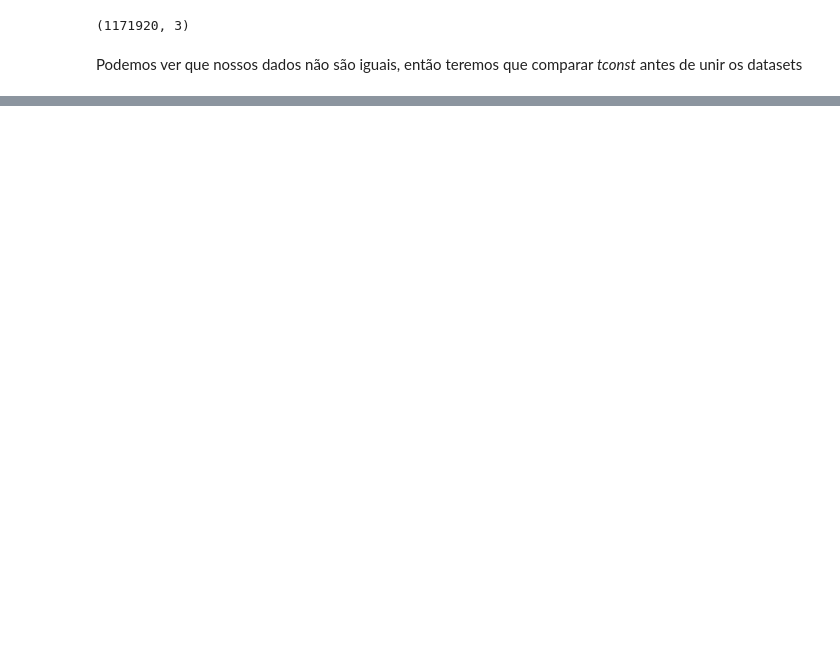
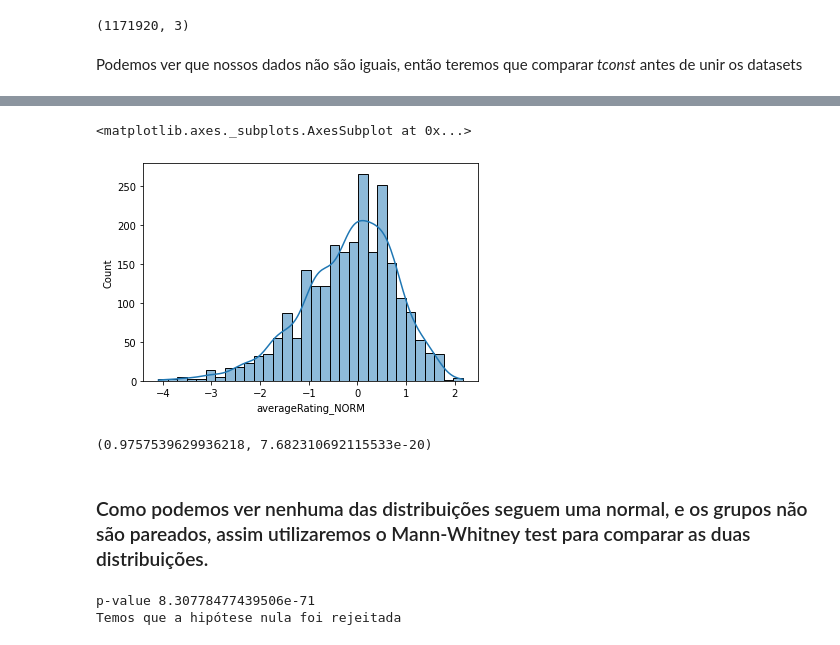
Before and after one commit to danielcti/data-science-project, a Jupyter notebook: dataVisualizationNetflix.ipynb, the cells around one changed output, grey strips where cells are left out. Drawn from its saved outputs; the diff is of its cells as text; code cells hidden in the pictures; blank space fills up the shorter version.

Commit message:
Plotando teste de hipótese, falta excluir o antigo

```diff
--- a/dataVisualizationNetflix.ipynb
+++ b/dataVisualizationNetflix.ipynb
@@ -794,0 +986,21 @@ Podemos ver que nossos dados não são iguais, então teremos que comparar *tcon
+# %%
+sns.histplot(data=juntaTD.loc[juntaTD.type=='Movie'], x='averageRating_NORM', kde=True)
+# %% [output]
+<matplotlib.axes._subplots.AxesSubplot at 0x...>
+[figure, added]
+# %%
+stats.shapiro(juntaTD.loc[juntaTD.type=='Movie']['averageRating_NORM'])
+# %% [output]
+(0.9757539629936218, 7.682310692115533e-20)
+# %% [markdown]
+### Como podemos ver nenhuma das distribuições seguem uma normal, e os grupos não são pareados, assim utilizaremos o Mann-Whitney test para comparar as duas distribuições.
+# %%
+ttest,pval = stats.mannwhitneyu(juntaTD.loc[juntaTD.type=='TV Show']['averageRating_NORM'],juntaTD.loc[juntaTD.type=='Movie']['averageRating_NORM'])
+print("p-value",pval)
+if pval <0.05:
+  print("Temos que a hipótese nula foi rejeitada")
+else:
+  print("A hipótese nula é aceita")
+# %% [output]
+p-value 8.30778477439506e-71
+Temos que a hipótese nula foi rejeitada
```
Also changed, not shown: parts of 46 cells of this notebook.
